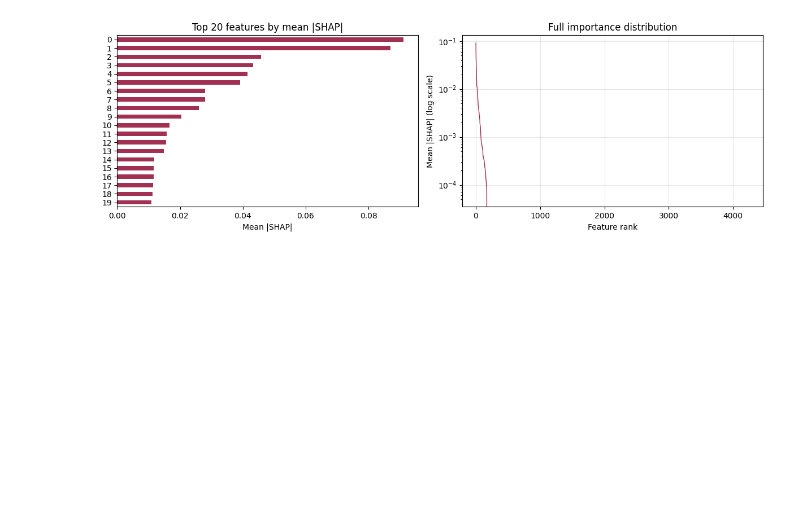
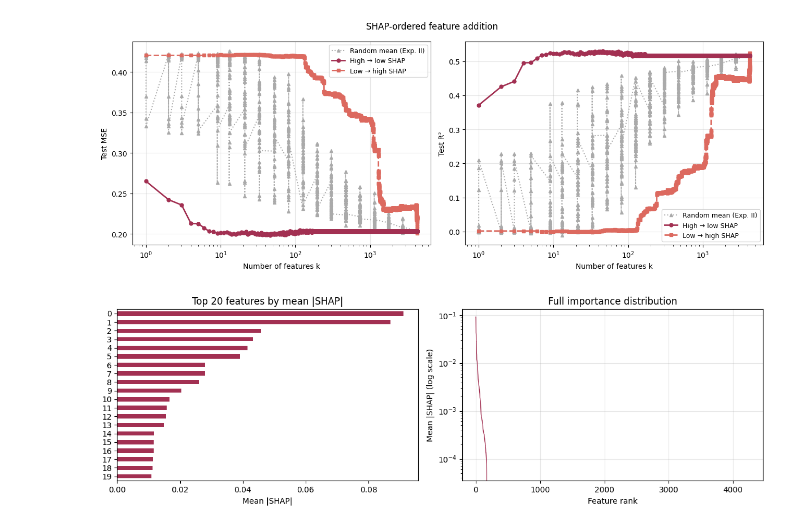
Before and after one commit to OxfordDemSci/aleatoric-luck, a Jupyter notebook: notebooks/xgboost_shap.ipynb, the cells around one changed output. Cells and saved outputs as stored; diff of their text form; code cells hidden in the pictures; blank space fills up the shorter version.

Commit message:
fixed SHAP val experiment

```diff
--- a/notebooks/xgboost_shap.ipynb
+++ b/notebooks/xgboost_shap.ipynb
@@ -5,6 +5,8 @@ import numpy as np
 import os
 shap_importance = pd.read_csv("../outputs/shap_importance.csv")
 df_shap = pd.read_csv("../outputs/shap_ordering_results.csv")
+
+df_rand = pd.read_csv("../outputs/feature_sets.csv")
 # %%
 imp = shap_importance.set_index("feature")["mean_abs_shap"].sort_values(ascending=False)
 
@@ -26,6 +43,6 @@ plt.show()
 # %%
-df_htl = df_shap[df_shap["ordering"] == "high_to_low"].sort_values("k")
-df_lth = df_shap[df_shap["ordering"] == "low_to_high"].sort_values("k")
+df_htl = df_shap[df_shap["direction"] == "high_to_low"].sort_values("k")
+df_lth = df_shap[df_shap["direction"] == "low_to_high"].sort_values("k")
 
 colors = {
     "high_to_low": "#A23052",
@@ -37,38 +54,35 @@ fig, axes = plt.subplots(1, 2, figsize=(13, 5))
 
 for ax, metric, ylabel in zip(axes, ["mse", "r2"], ["Test MSE", "Test R²"]):
     if df_rand is not None:
         rand_col = f"mean_{metric}" if f"mean_{metric}" in df_rand.columns else metric
         if rand_col in df_rand.columns:
             ax.plot(
                 df_rand["k"], df_rand[rand_col],
                 color=colors["random"], linewidth=1.5, linestyle=":", marker="^", markersize=4,
                 label="Random mean (Exp. II)", zorder=1
             )
 
     ax.plot(df_htl["k"], df_htl[metric],
             color=colors["high_to_low"], linewidth=2,
             marker="o", markersize=5,
             label="High → low SHAP", zorder=3)
 
     ax.plot(df_lth["k"], df_lth[metric],
             color=colors["low_to_high"], linewidth=2,
             linestyle="--", marker="s", markersize=5,
             label="Low → high SHAP", zorder=2)
 
-    if full_metrics is not None:
-        val_full = float(full_metrics.loc[0, metric])
-        ax.axhline(val_full, color="#555555", linewidth=1, linestyle="-.", alpha=0.7,
-                   label=f"Full model ({metric.upper()} = {val_full:.3f})")
-
     ax.set_xscale("log")
     ax.set_xlabel("Number of features k")
     ax.set_ylabel(ylabel)
     ax.grid(True, alpha=0.3)
     ax.legend(fontsize=9)
 
 plt.suptitle("SHAP-ordered feature addition")
 plt.tight_layout()
 plt.show()
+# %% [output]
+[figure, added]
 # %%
 # Quick look at the importance distribution
 fig, axes = plt.subplots(1, 2, figsize=(12, 4))
```
Also changed, not shown: parts of 2 cells of this notebook.
